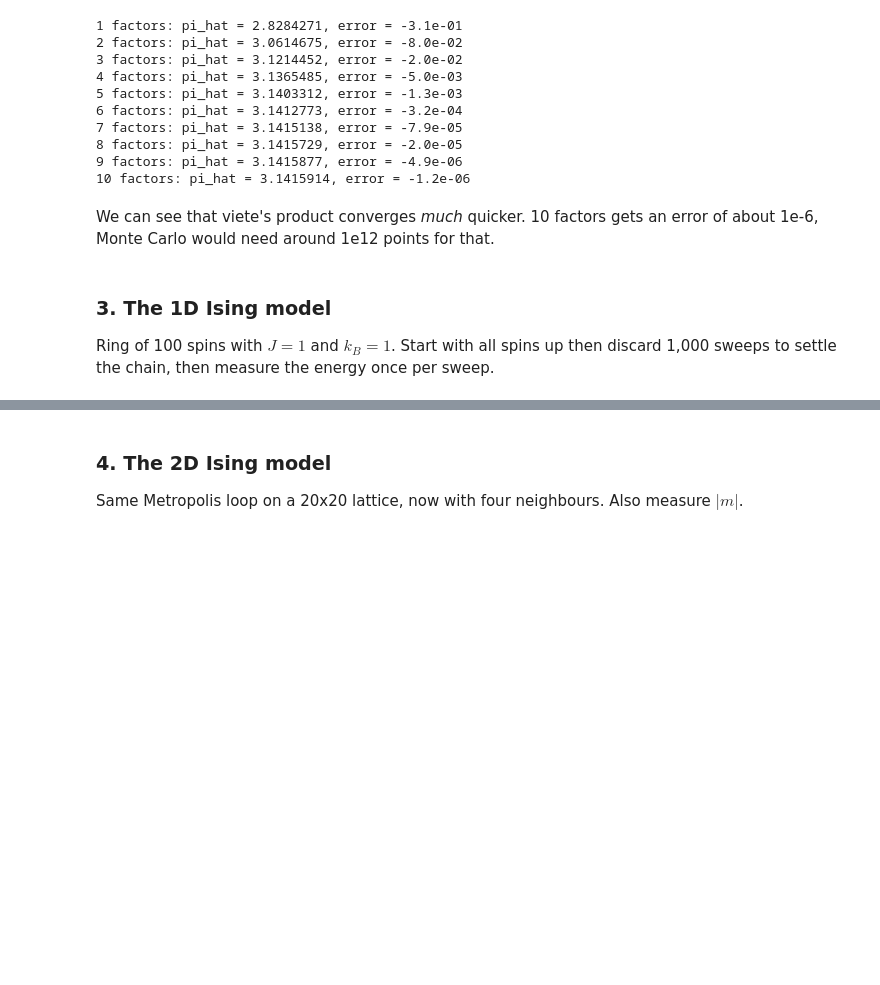
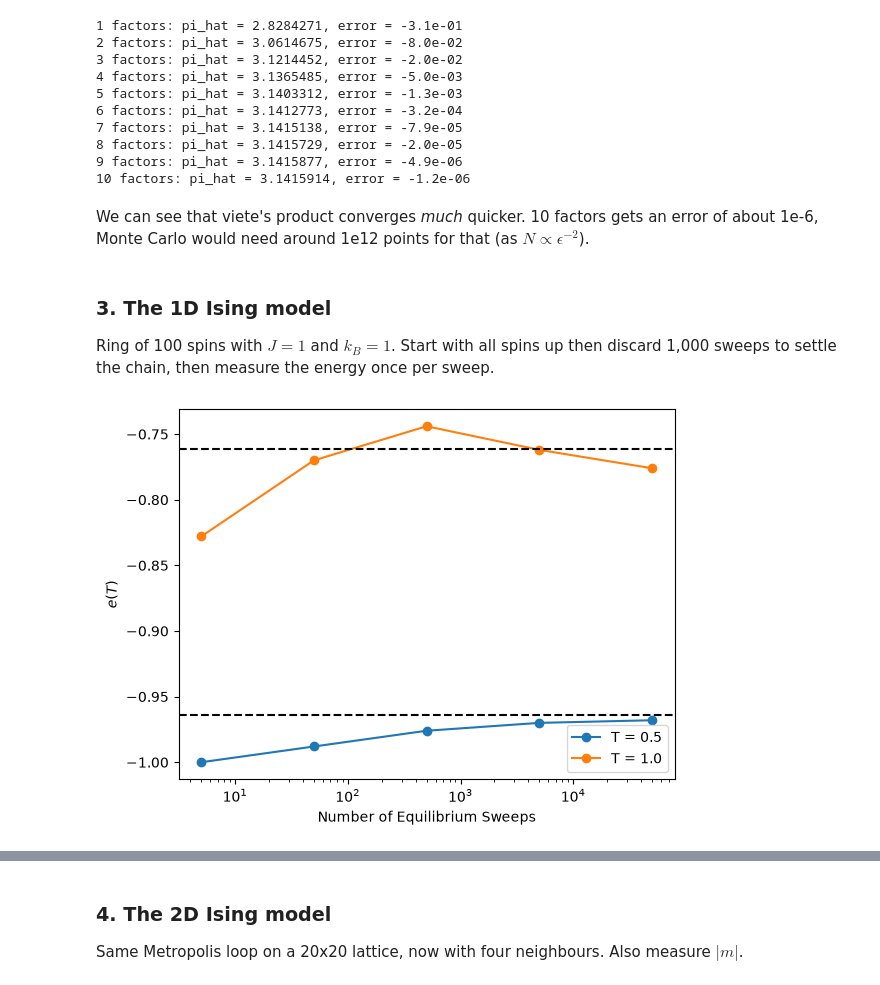
Before and after one commit to jtc469/ising-model, a Jupyter notebook: main.ipynb, the cells around one changed output, grey strips where cells are left out. Cells and saved outputs as stored; diff of their text form; code cells hidden in the pictures; blank space fills up the shorter version.

```diff
--- a/main.ipynb
+++ b/main.ipynb
@@ -126,7 +128,7 @@ for n in range(1, 11):
 9 factors: pi_hat = 3.1415877, error = -4.9e-06
 10 factors: pi_hat = 3.1415914, error = -1.2e-06
 # %% [markdown]
-We can see that viete's product converges *much* quicker. 10 factors gets an error of about 1e-6, Monte Carlo would need around 1e12 points for that.
+We can see that viete's product converges *much* quicker. 10 factors gets an error of about 1e-6, Monte Carlo would need around 1e12 points for that (as $N \propto \epsilon^{-2}$).
 # %% [markdown]
 ### 3. The 1D Ising model
 
@@ -182,5 +192,27 @@ def simulate_1d(T, N=100, equil_sweeps=1000, measure_sweeps=5000):
     e = np.mean(energies) / N
     C = np.var(energies) / (N * T**2)
     return e, C
+# %%
+# Optional block to check how many equilibrium sweeps to do
+
+# At T=0, the large N limit is -tanh(1/4) = -0.2449...
+# We reach this at
+#
+
+N_equil_sweeps = np.array([5*10**n for n in range(0, 5)])
+
+for T in [0.5, 1.0]:
+    e_1d = [np.mean([simulate_1d(T, equil_sweeps=n, measure_sweeps=1)[0] for _ in range(20)])
+            for n in N_equil_sweeps]
+    plt.plot(N_equil_sweeps, e_1d, "o-", label=f"T = {T}")
+    plt.axhline(-np.tanh(1 / T), ls="--", color="k")
+
+plt.xscale("log")
+plt.xlabel("Number of Equilibrium Sweeps")
+plt.ylabel("$e(T)$")
+plt.legend()
+plt.show()
+# %% [output]
+[figure, added]
 # %% [markdown]
 a) and b) Energy and specific heat per spin, compared to the exact transfer matrix results.
```
Also changed, not shown: parts of 13 cells of this notebook.
